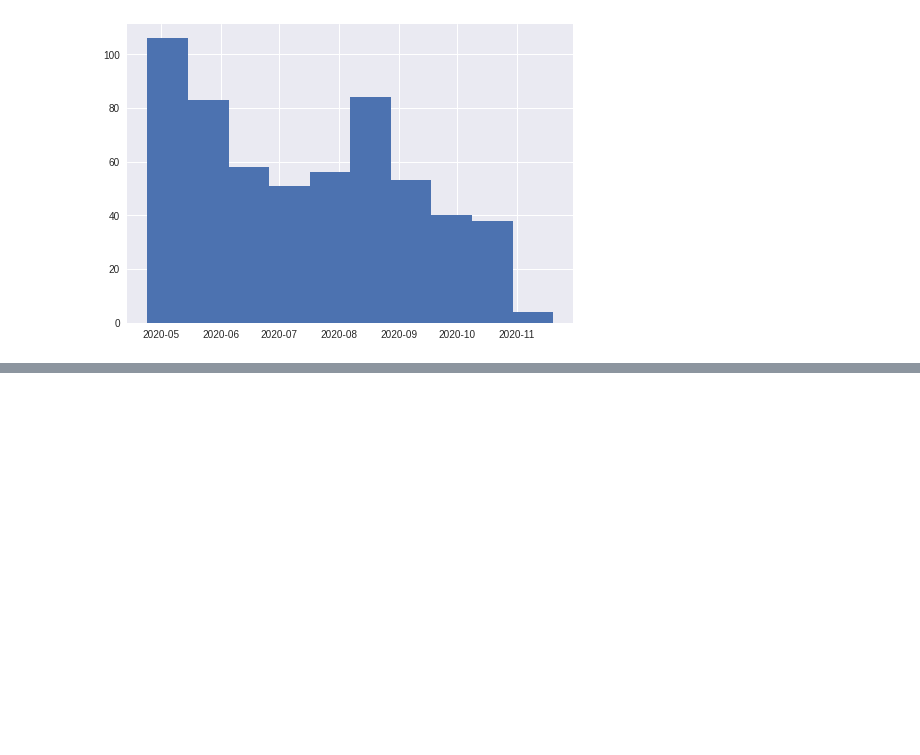
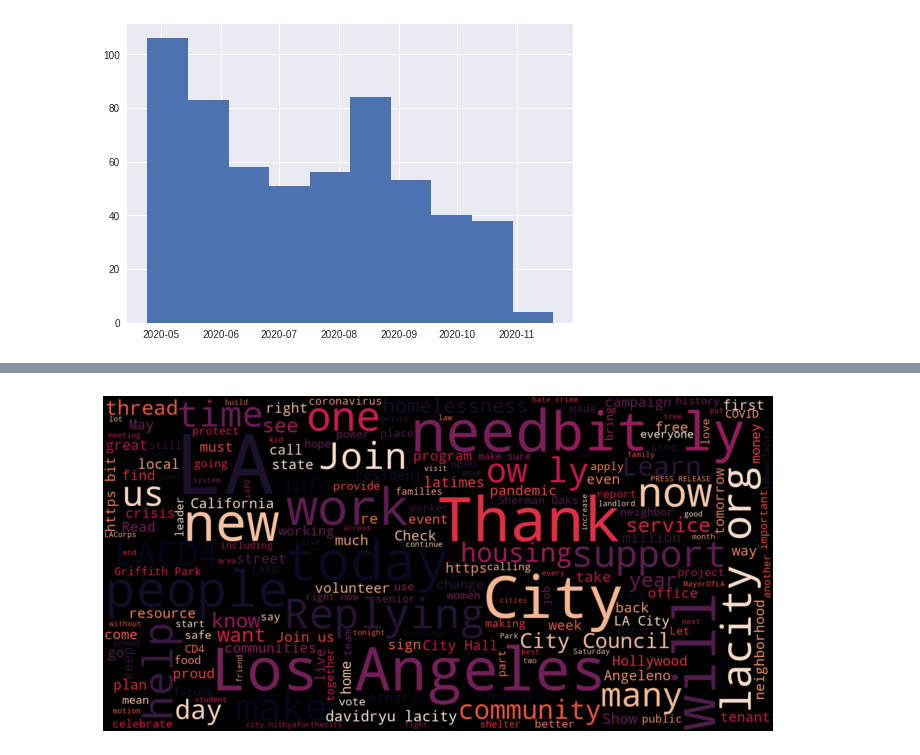
Before and after one commit to mariobkp/capstone_2, a Jupyter notebook: lacd4_tweet_data.ipynb, the cells around one changed output, grey strips where cells are left out. Saved outputs shown, nothing was run; the diff lists cells and outputs as text; code cells hidden in the pictures; blank space fills up the shorter version.

```diff
--- a/lacd4_tweet_data.ipynb
+++ b/lacd4_tweet_data.ipynb
@@ -175,0 +504,2 @@ plt.show;
+# %%
+david = pd.concat([david, david_tr, old_david])
@@ -175,0 +542,2 @@ plt.show;
+# %%
+cands = pd.concat([david, nithya])
@@ -175,0 +550,2 @@ plt.show;
+# %%
+cands = cands.loc[cands.Handle.isin(['@davideryu', '@nithyavraman'])]
@@ -175,0 +998,16 @@ plt.show;
+# %%
+string = []
+for t in cands.Text:
+    string.append(t)
+string = pd.Series(string).str.cat(sep=' ')
+# %%
+
+from wordcloud import WordCloud
+
+wordcloud = WordCloud(width=1600, height=800,max_font_size=200, colormap='rocket').generate(string)
+plt.figure(figsize=(12,10))
+plt.imshow(wordcloud, interpolation="bilinear")
+plt.axis("off")
+plt.show()
+# %% [output]
+[figure, added]
```
Also changed, not shown: parts of 92 cells of this notebook, 5 other files.
